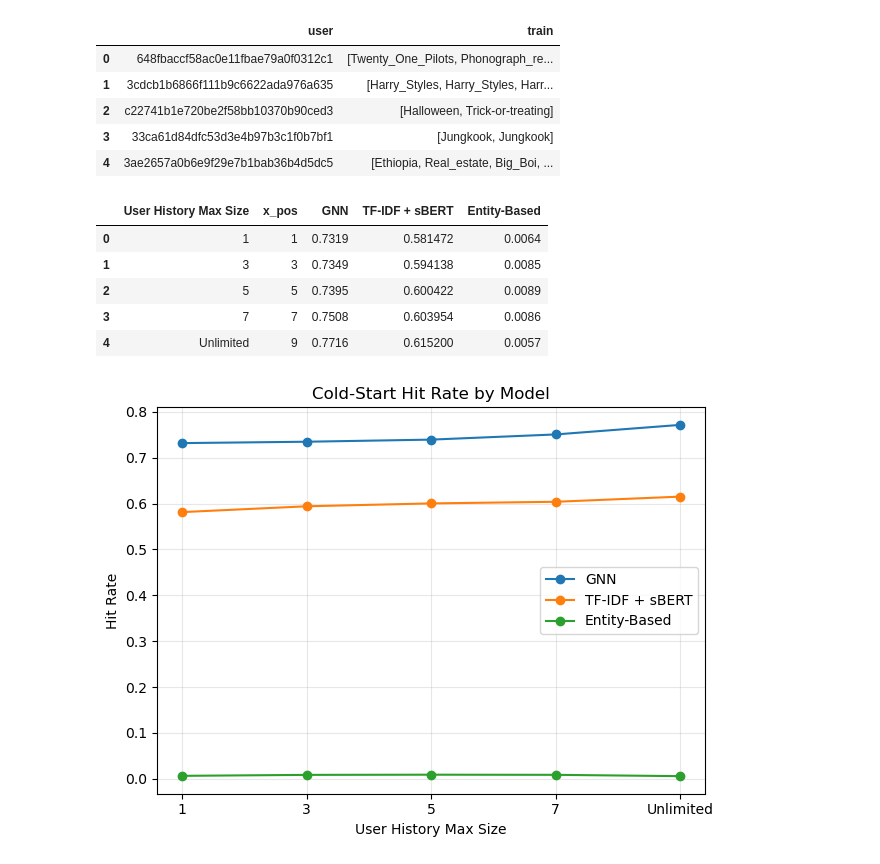
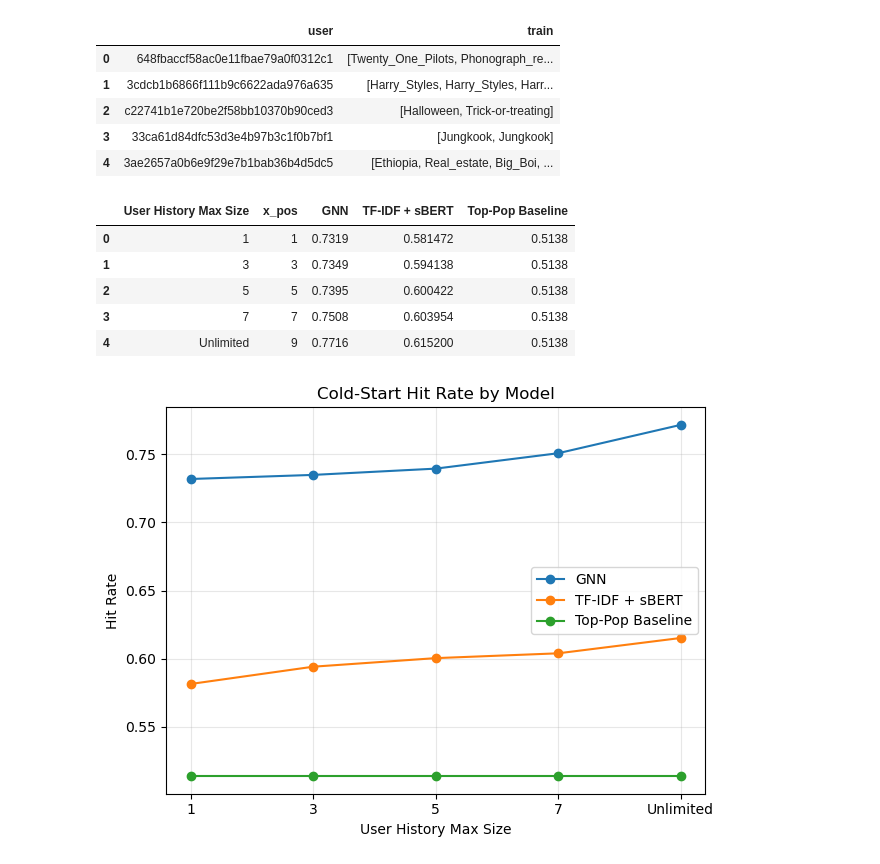
Before and after one commit to rayyyd/news_reccomender, a Jupyter notebook: ray/recommender.ipynb, the cells around one changed output. Cells and saved outputs as stored; diff of their text form; code cells hidden in the pictures.

```diff
--- a/ray/recommender.ipynb
+++ b/ray/recommender.ipynb
@@ -2178,39 +2238,39 @@ import matplotlib.pyplot as plt
 coldstart_db_df = pd.DataFrame({
     "User History Max Size": ["1", "3", "5", "7", "Unlimited"],
     "x_pos": [1, 3, 5, 7, 9],  # numeric positions for plotting; 9 stands in for "Unlimited"
     "GNN": [0.7319, 0.7349, 0.7395, 0.7508, 0.7716],
     "TF-IDF + sBERT": [0.5814723503, 0.5941376596, 0.6004215265, 0.6039537622, 0.6152],
-    "Entity-Based": [0.0064, 0.0085, 0.0089, 0.0086, 0.0057],
+    "Top-Pop Baseline": [0.5138, 0.5138, 0.5138, 0.5138, 0.5138],
 })
 
 # Display the table for verification
 try:
     import ace_tools as tools; tools.display_dataframe_to_user("Cold-Start Hit Rate Table", coldstart_db_df)
 except Exception:
     display(coldstart_db_df)
 
 # ----------------------
 # Plot: scatter + line
 # ----------------------
 plt.figure()
 x = coldstart_db_df["x_pos"].values
 
-for col in ["GNN", "TF-IDF + sBERT", "Entity-Based"]:
+for col in ["GNN", "TF-IDF + sBERT", "Top-Pop Baseline"]:
     plt.plot(x, coldstart_db_df[col].values, marker="o", label=col)  # default color cycle ensures different colors
 
 plt.xticks(ticks=x, labels=coldstart_db_df["User History Max Size"].tolist())
 plt.xlabel("User History Max Size")
 plt.ylabel("Hit Rate")
 plt.title("Cold-Start Hit Rate by Model")
 plt.grid(alpha=0.3)
 plt.legend()
 plt.tight_layout()
 plt.show()
 # %% [output]
-|  | User History Max Size | x_pos | GNN | TF-IDF + sBERT | Entity-Based |
-| 0 | 1 | 1 | 0.7319 | 0.581472 | 0.0064 |
-| 1 | 3 | 3 | 0.7349 | 0.594138 | 0.0085 |
-| 2 | 5 | 5 | 0.7395 | 0.600422 | 0.0089 |
-| 3 | 7 | 7 | 0.7508 | 0.603954 | 0.0086 |
-| 4 | Unlimited | 9 | 0.7716 | 0.615200 | 0.0057 |
+|  | User History Max Size | x_pos | GNN | TF-IDF + sBERT | Top-Pop Baseline |
+| 0 | 1 | 1 | 0.7319 | 0.581472 | 0.5138 |
+| 1 | 3 | 3 | 0.7349 | 0.594138 | 0.5138 |
+| 2 | 5 | 5 | 0.7395 | 0.600422 | 0.5138 |
+| 3 | 7 | 7 | 0.7508 | 0.603954 | 0.5138 |
+| 4 | Unlimited | 9 | 0.7716 | 0.615200 | 0.5138 |
-[figure, old version]
+[figure, new version]
```
Also changed, not shown: parts of 10 cells of this notebook, 8 other files.
